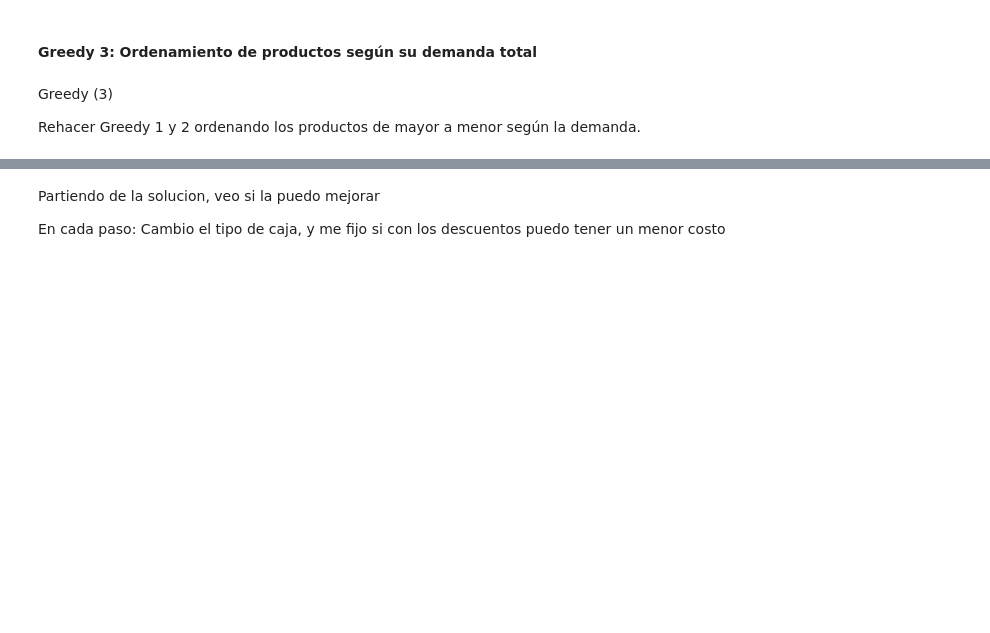
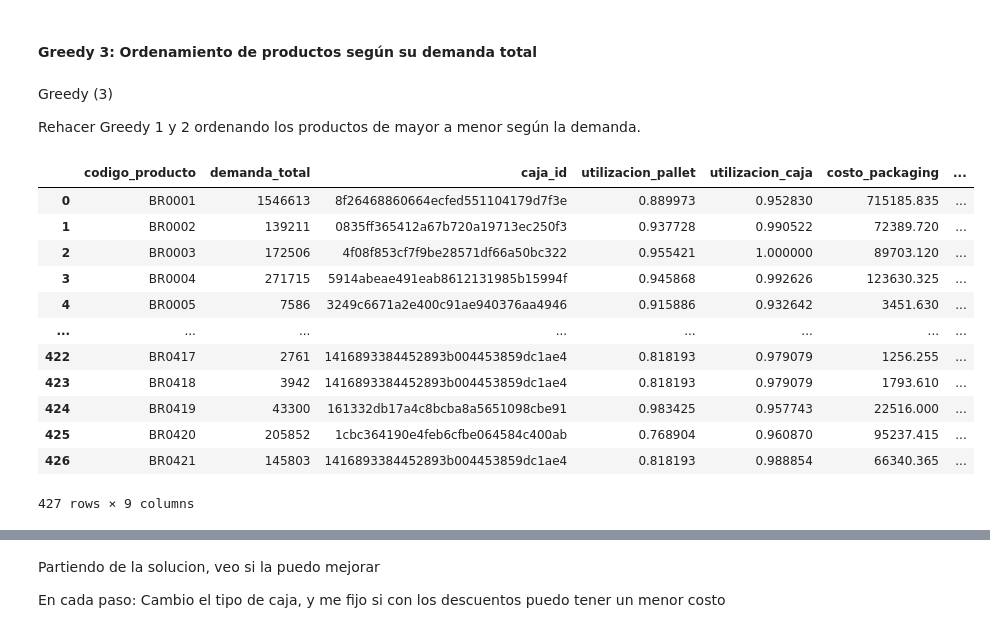
Before and after one commit to demianelnecave/AlixPartners-Competencia-Datos, a Jupyter notebook: 6.greedy.ipynb, the cells around one changed output, grey strips where cells are left out. Drawn from its saved outputs; the diff is of its cells as text; code cells hidden in the pictures; blank space fills up the shorter version.

```diff
--- a/6.greedy.ipynb
+++ b/6.greedy.ipynb
@@ -257,3 +254,50 @@ solucion_greedy2.resumen_por_asignacion()
 Greedy (3)
 
 Rehacer Greedy 1 y 2 ordenando los productos de mayor a menor según la demanda.
+# %%
+def ordenar_segun_demanda(productos):
+    productos_ordenados = sorted(productos, key=lambda p: p.demanda_total(), reverse=True)
+    return productos_ordenados
+# %%
+cajas, productos = guardar_cajas_y_productos(grosor=5)
+
+productos_ordenados = ordenar_segun_demanda(productos)
+# %%
+solucion_greedy3 = Solucion(grosor=5)
+
+for producto in productos_ordenados:
+    costos_totales = {}
+    for caja_id in producto.cajas_asignables:
+        caja = buscar_caja_por_id(caja_id)
+        asignacion = Asignacion(producto, caja)
+        caja.asignar_producto(producto)
+        costo_packaging = asignacion.costo_packaging_producto_total()
+        costo_flete = 150 * asignacion.cant_pallets_requeridas()
+
+        costo_total = costo_packaging + costo_flete
+        costos_totales[caja_id] = costo_total
+
+        caja.revocar_producto(producto)
+
+    caja_id_optima = min(costos_totales, key=costos_totales.get)
+    caja_optima = buscar_caja_por_id(caja_id_optima)
+
+    asignacion = Asignacion(producto, caja_optima)
+    solucion_greedy3.agregar_asignacion(asignacion)
+
+solucion_greedy3.exportar_submmit(nombre_csv="-greedy3_5mm")
+solucion_greedy3.resumen_por_asignacion()
+# %% [output]
+|  | codigo_producto | demanda_total | caja_id | utilizacion_pallet | utilizacion_caja | costo_packaging | ... |
+| 0 | BR0001 | 1546613 | 8f26468860664ecfed551104179d7f3e | 0.889973 | 0.952830 | 715185.835 | ... |
+| 1 | BR0002 | 139211 | 0835ff365412a67b720a19713ec250f3 | 0.937728 | 0.990522 | 72389.720 | ... |
+| 2 | BR0003 | 172506 | 4f08f853cf7f9be28571df66a50bc322 | 0.955421 | 1.000000 | 89703.120 | ... |
+| 3 | BR0004 | 271715 | 5914abeae491eab8612131985b15994f | 0.945868 | 0.992626 | 123630.325 | ... |
+| 4 | BR0005 | 7586 | 3249c6671a2e400c91ae940376aa4946 | 0.915886 | 0.932642 | 3451.630 | ... |
+| ... | ... | ... | ... | ... | ... | ... | ... |
+| 422 | BR0417 | 2761 | 1416893384452893b004453859dc1ae4 | 0.818193 | 0.979079 | 1256.255 | ... |
+| 423 | BR0418 | 3942 | 1416893384452893b004453859dc1ae4 | 0.818193 | 0.979079 | 1793.610 | ... |
+| 424 | BR0419 | 43300 | 161332db17a4c8bcba8a5651098cbe91 | 0.983425 | 0.957743 | 22516.000 | ... |
+| 425 | BR0420 | 205852 | 1cbc364190e4feb6cfbe064584c400ab | 0.768904 | 0.960870 | 95237.415 | ... |
+| 426 | BR0421 | 145803 | 1416893384452893b004453859dc1ae4 | 0.818193 | 0.988854 | 66340.365 | ... |
+427 rows × 9 columns
```
Also changed, not shown: parts of 7 cells of this notebook, 8 other files.
